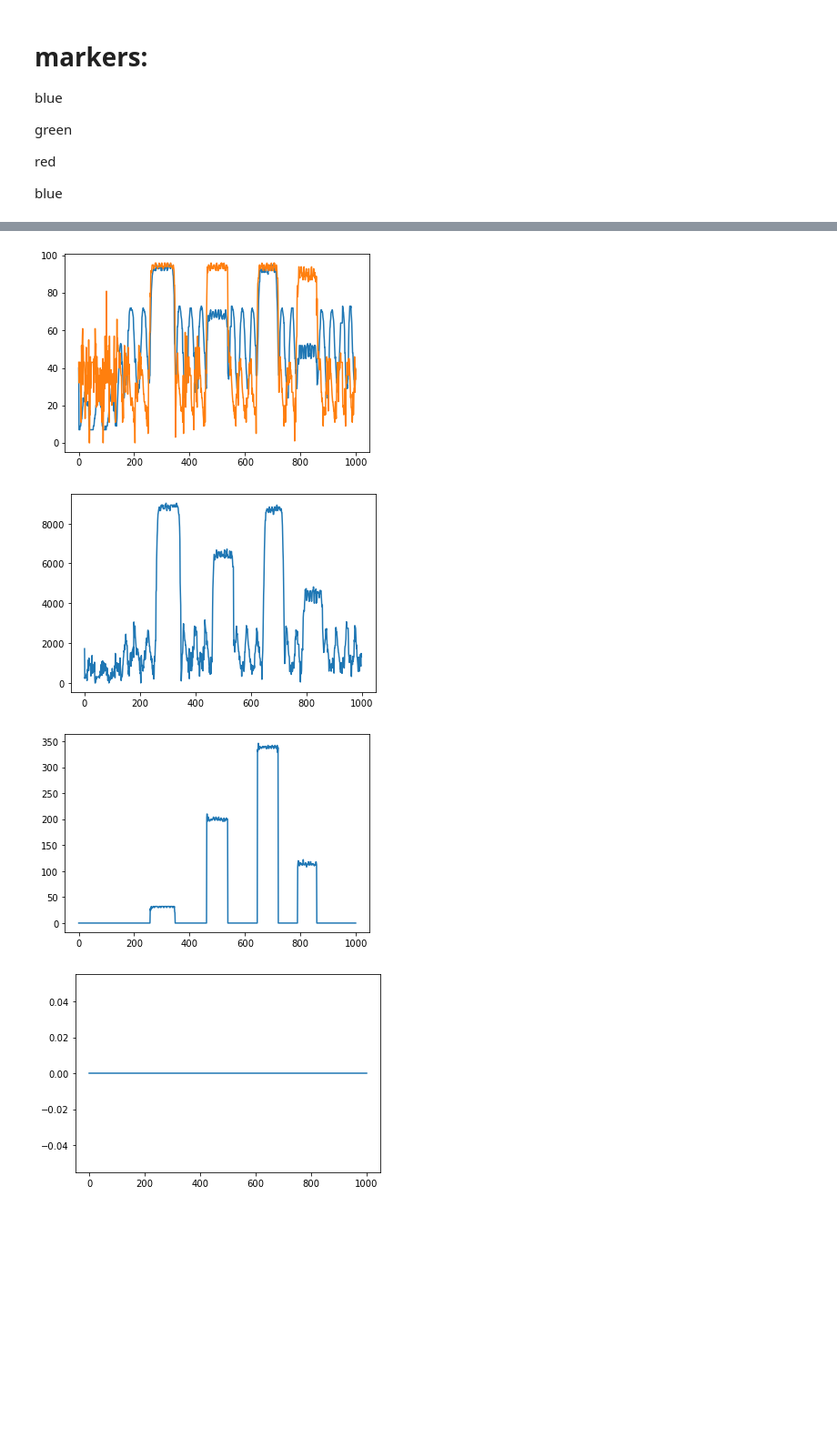
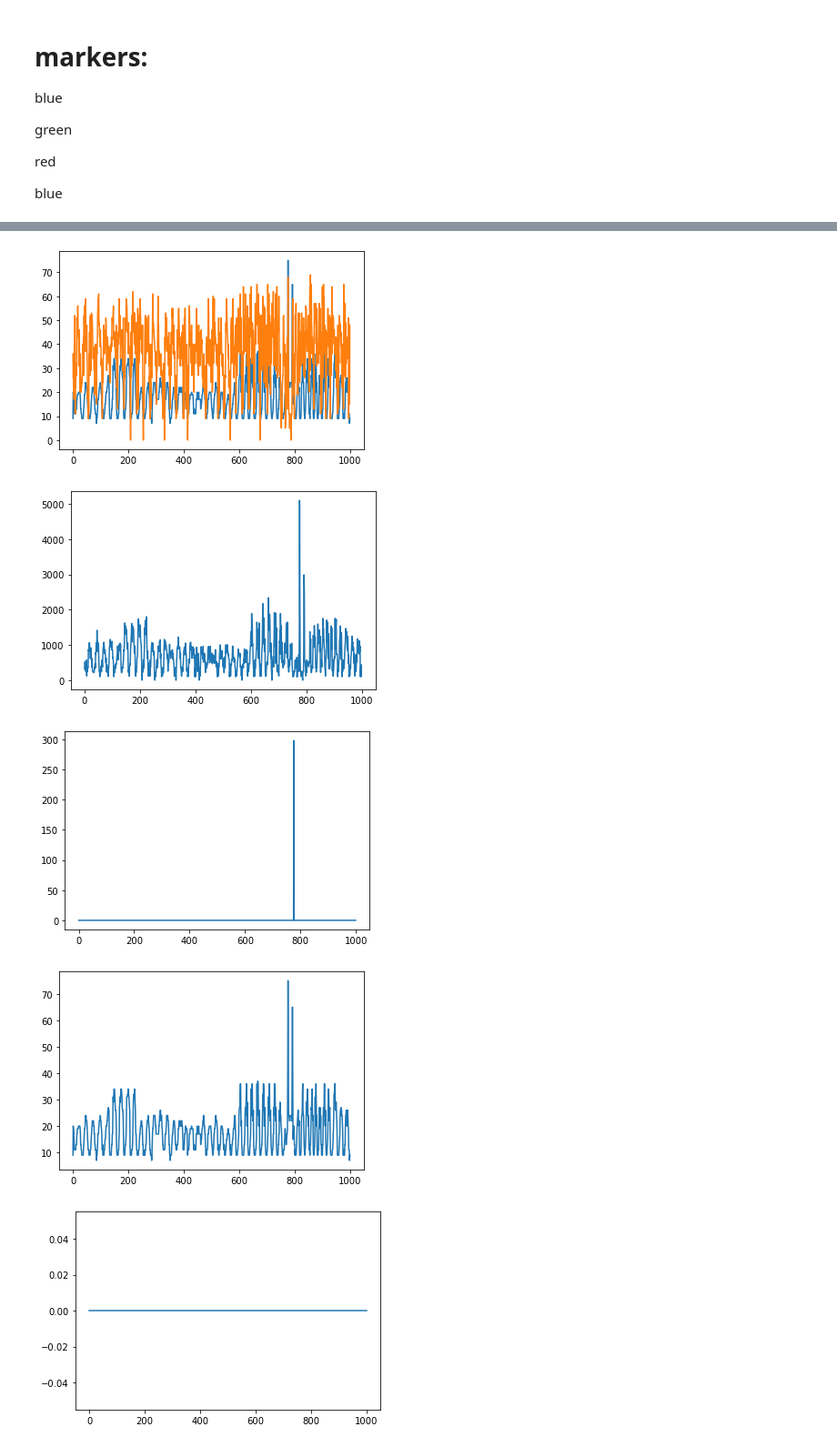
Before and after one commit to Novakasa/brickrail, a Jupyter notebook: auto-train-calibrate.ipynb, the cells around one changed output, grey strips where cells are left out. Shown at 91% size. Saved outputs shown, nothing was run; the diff lists cells and outputs as text; code cells hidden in the pictures; blank space fills up the shorter version.

```diff
--- a/auto-train-calibrate.ipynb
+++ b/auto-train-calibrate.ipynb
@@ -496,7 +496,8 @@ true_colors = []
 #load from dataset
 import xarray
 #data = xarray.open_dataset("E:/repos/brickrail/buffer_dump.nc", engine="netcdf4")
-data = xarray.open_dataset("E:/repos/brickrail/brickrail-gui/buffer_dump.nc", engine="netcdf4")
+#data = xarray.open_dataset("E:/repos/brickrail/brickrail-gui/buffer_dump.nc", engine="netcdf4")
+data = xarray.open_dataset("E:/repos/brickrail/brickrail-gui/buffer_dump_9vcrossing.nc", engine="netcdf4")
 data.load()
 data.close()
 hbuf = [int(hue)*2 for hue in data.hbuf]
@@ -583,16 +584,19 @@ plt.show()
 # %%
 plt.plot(val)
 plt.plot(sat)
 #plt.plot(hue)
 plt.show()
 plt.plot(val*sat)
 plt.show()
 plt.plot(hue*(sat*val>3500))
 plt.show()
+plt.plot(val)
+plt.show()
 # %% [output]
-[figure, old version]
+[figure, new version]
-[figure, old version]
+[figure, new version]
-[figure, old version]
+[figure, new version]
+[figure, added]
 # %%
 plt.plot(hue*(sat*val>3500))
 plt.show()
```
Also changed, not shown: parts of 4 cells of this notebook, 2 other files.
